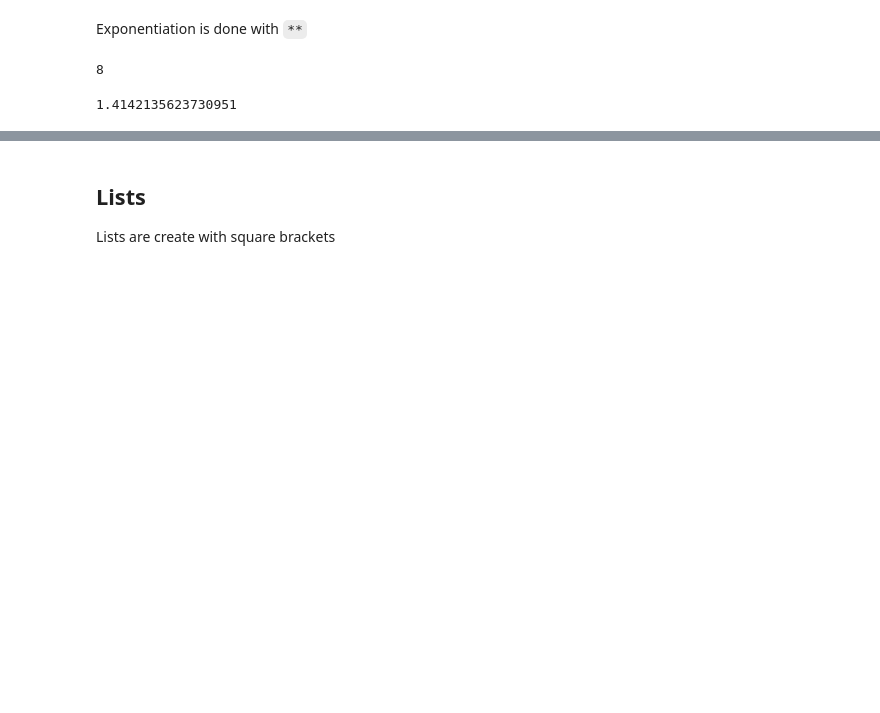
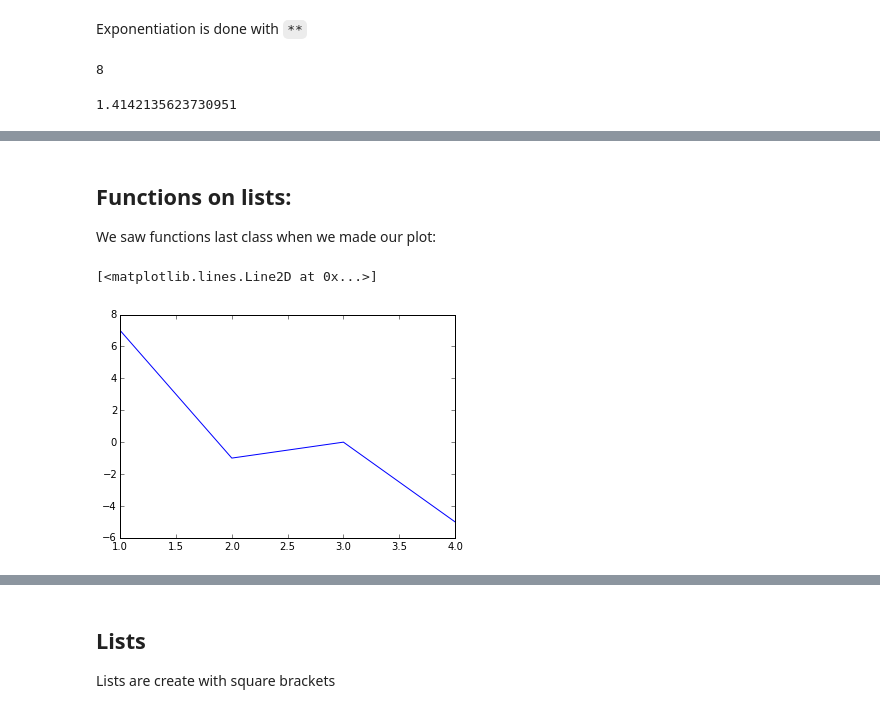
Before and after one commit to wackywendell/learnpython, a Jupyter notebook: 002-Basic_Python.ipynb, the cells around one changed output, grey strips where cells are left out. Cells and saved outputs as stored; diff of their text form; code cells hidden in the pictures; blank space fills up the shorter version.

```diff
--- a/002-Basic_Python.ipynb
+++ b/002-Basic_Python.ipynb
@@ -121,0 +194,9 @@ If I had to walk 10000 miles, and I could walk 3 miles an hour for 8 hours a day
+# %% [markdown]
+## Functions on lists:
+
+We saw functions last class when we made our plot:
+# %%
+plot ([1,2,3,4], [7,-1,0,-5])
+# %% [output]
+[<matplotlib.lines.Line2D at 0x...>]
+[figure, added]
```
Also changed, not shown: parts of 89 cells of this notebook, 1 other file.
